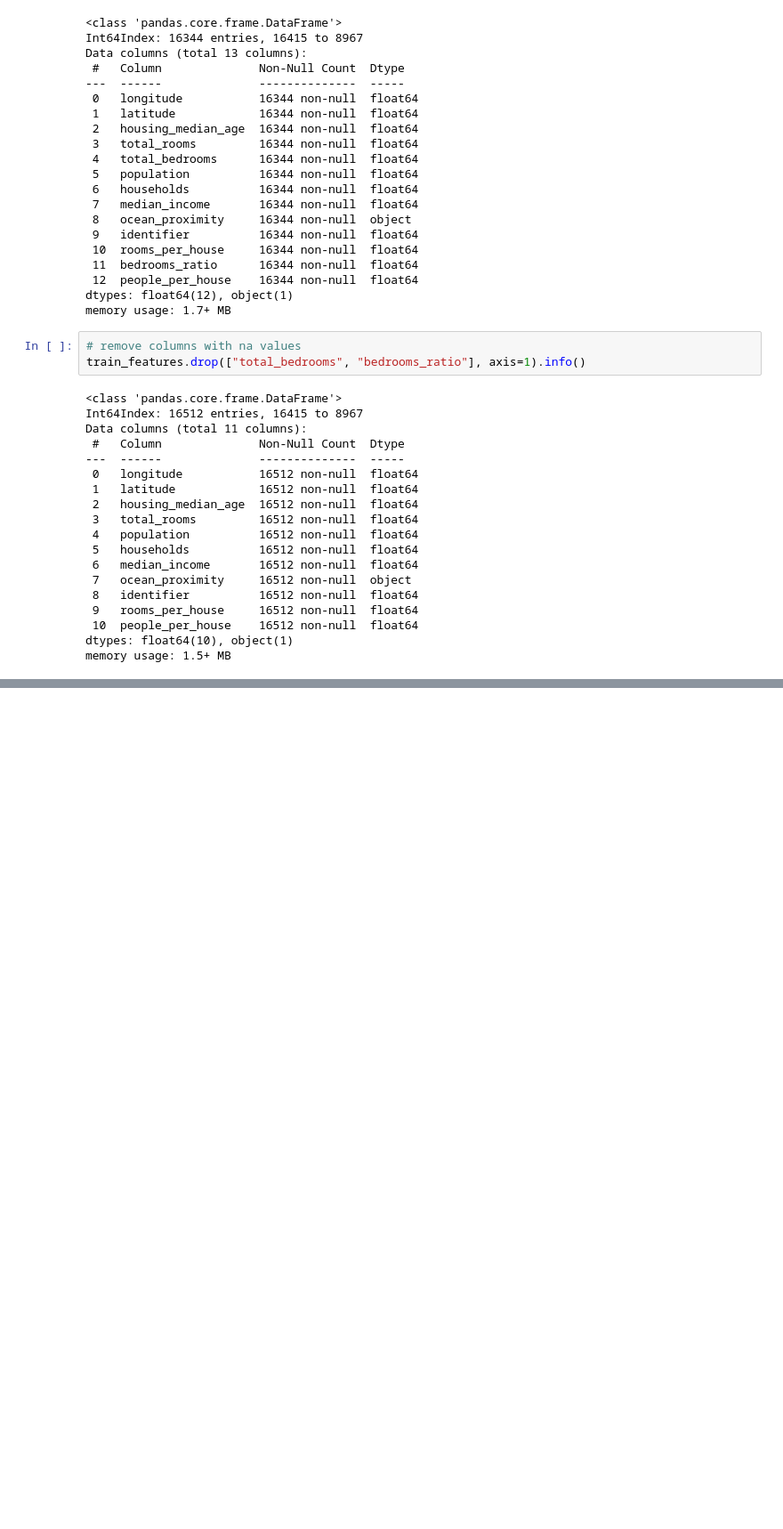
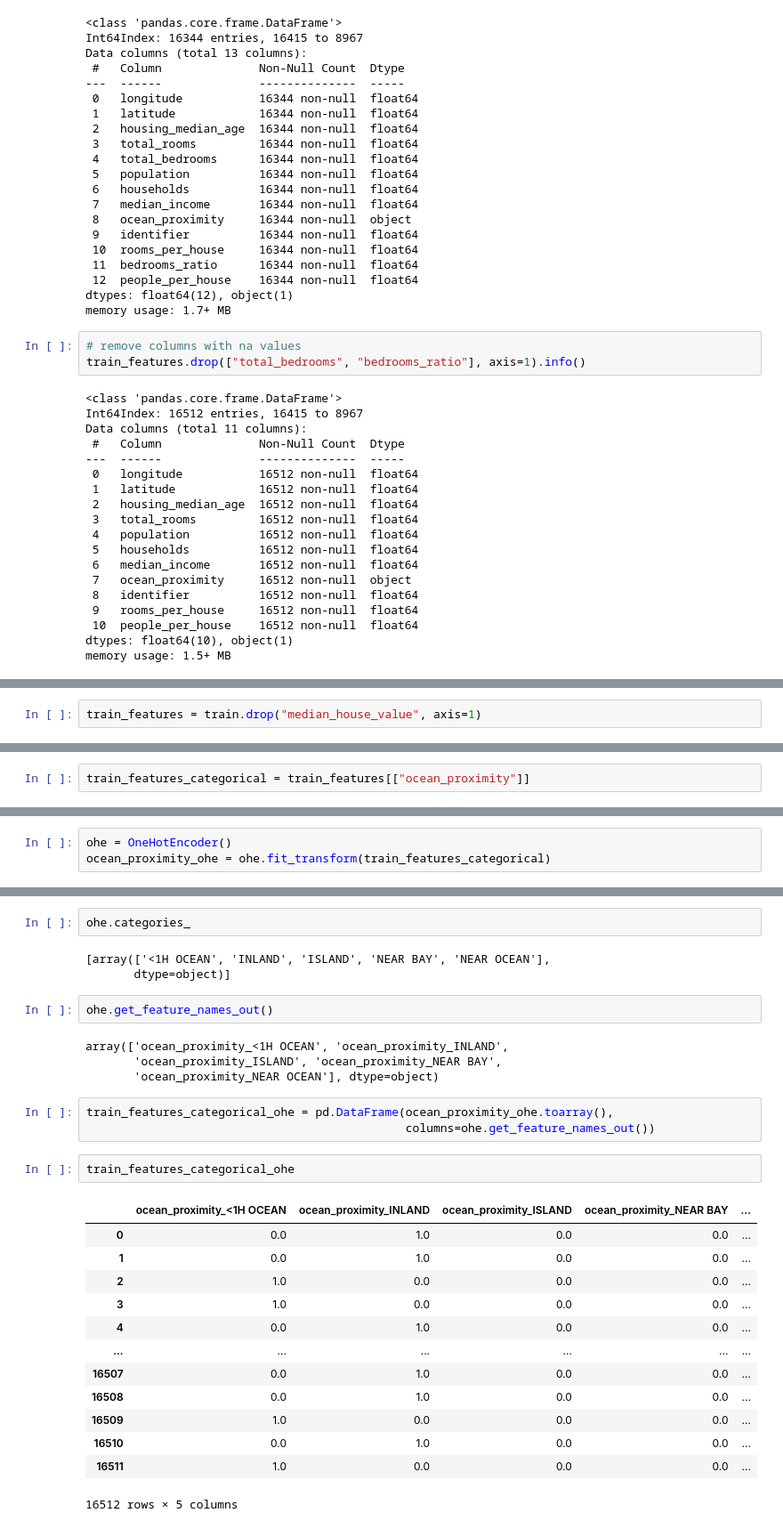
Before and after one commit to Yousefess/ML-DL, a Jupyter notebook: 02 Machine Learning with Project/01 end-to-end Regression/Regression.ipynb, the cells around one changed output, grey strips where cells are left out. Shown at 89% size. Cells and saved outputs as stored; diff of their text form; blank space fills up the shorter version.

```diff
--- a/02 Machine Learning with Project/01 end-to-end Regression/Regression.ipynb
+++ b/02 Machine Learning with Project/01 end-to-end Regression/Regression.ipynb
@@ -601,0 +687,2 @@ memory usage: 1.5+ MB
+# %%
+train_features = train.drop("median_house_value", axis=1)
@@ -601,0 +794,2 @@ memory usage: 1.5+ MB
+# %%
+train_features_categorical = train_features[["ocean_proximity"]]
@@ -601,0 +821,3 @@ memory usage: 1.5+ MB
+# %%
+ohe = OneHotEncoder()
+ocean_proximity_ohe = ohe.fit_transform(train_features_categorical)
@@ -601,0 +835,30 @@ memory usage: 1.5+ MB
+# %%
+ohe.categories_
+# %% [output]
+[array(['<1H OCEAN', 'INLAND', 'ISLAND', 'NEAR BAY', 'NEAR OCEAN'],
+       dtype=object)]
+# %%
+ohe.get_feature_names_out()
+# %% [output]
+array(['ocean_proximity_<1H OCEAN', 'ocean_proximity_INLAND',
+       'ocean_proximity_ISLAND', 'ocean_proximity_NEAR BAY',
+       'ocean_proximity_NEAR OCEAN'], dtype=object)
+# %%
+train_features_categorical_ohe = pd.DataFrame(ocean_proximity_ohe.toarray(),
+                                              columns=ohe.get_feature_names_out())
+# %%
+train_features_categorical_ohe
+# %% [output]
+|  | ocean_proximity_<1H OCEAN | ocean_proximity_INLAND | ocean_proximity_ISLAND | ocean_proximity_NEAR BAY | ... |
+| 0 | 0.0 | 1.0 | 0.0 | 0.0 | ... |
+| 1 | 0.0 | 1.0 | 0.0 | 0.0 | ... |
+| 2 | 1.0 | 0.0 | 0.0 | 0.0 | ... |
+| 3 | 1.0 | 0.0 | 0.0 | 0.0 | ... |
+| 4 | 0.0 | 1.0 | 0.0 | 0.0 | ... |
+| ... | ... | ... | ... | ... | ... |
+| 16507 | 0.0 | 1.0 | 0.0 | 0.0 | ... |
+| 16508 | 0.0 | 1.0 | 0.0 | 0.0 | ... |
+| 16509 | 1.0 | 0.0 | 0.0 | 0.0 | ... |
+| 16510 | 0.0 | 1.0 | 0.0 | 0.0 | ... |
+| 16511 | 1.0 | 0.0 | 0.0 | 0.0 | ... |
+16512 rows × 5 columns
```
Also changed, not shown: parts of 34 cells of this notebook.
